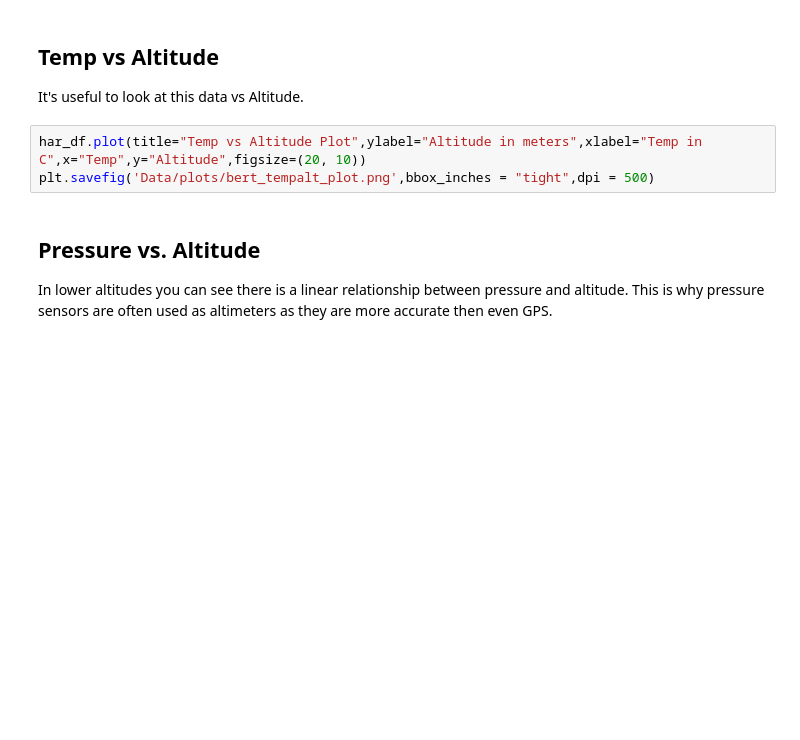
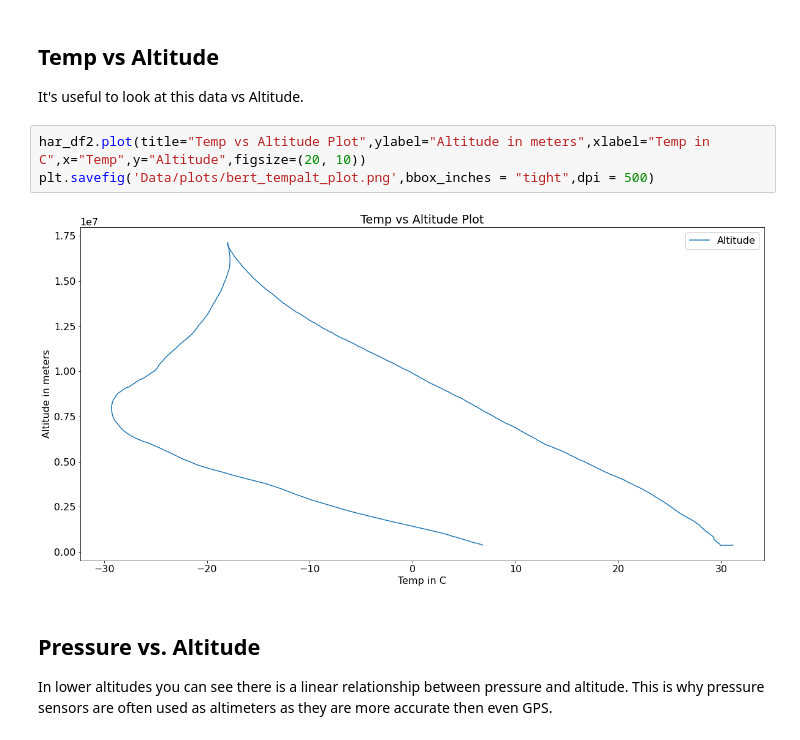
Before and after one commit to M2I-HABET/Mission-159, a Jupyter notebook: L-159-B/Parse_HABET_FDR_Data.ipynb, the cells around one changed output. Saved outputs shown, nothing was run; the diff lists cells and outputs as text; blank space fills up the shorter version.

```diff
--- a/L-159-B/Parse_HABET_FDR_Data.ipynb
+++ b/L-159-B/Parse_HABET_FDR_Data.ipynb
@@ -331,8 +344,10 @@ plt.savefig('Data/plots/har_pressure_plot.png',bbox_inches = "tight",dpi = 500)
 ## Temp vs Altitude
 It's useful to look at this data vs Altitude.
 # %%
-har_df.plot(title="Temp vs Altitude Plot",ylabel="Altitude in meters",xlabel="Temp in C",x="Temp",y="Altitude",figsize=(20, 10))
+har_df2.plot(title="Temp vs Altitude Plot",ylabel="Altitude in meters",xlabel="Temp in C",x="Temp",y="Altitude",figsize=(20, 10))
 plt.savefig('Data/plots/bert_tempalt_plot.png',bbox_inches = "tight",dpi = 500)
+# %% [output]
+[figure, added]
 # %% [markdown]
 ## Pressure vs. Altitude
 
```
Also changed, not shown: parts of 22 cells of this notebook, 12 other files.
